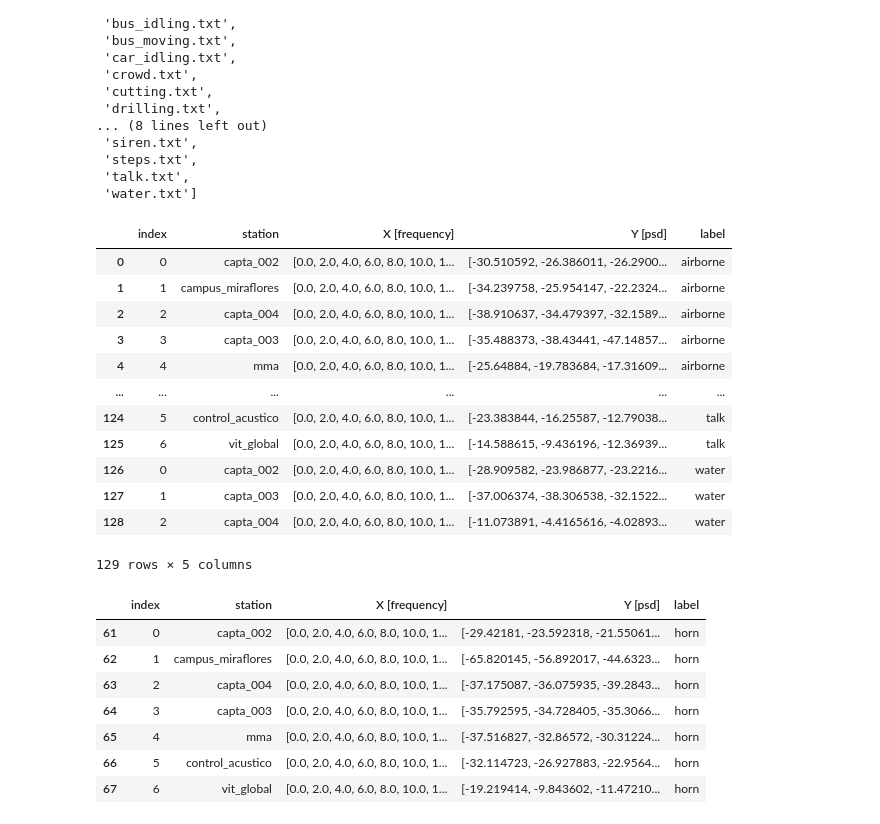
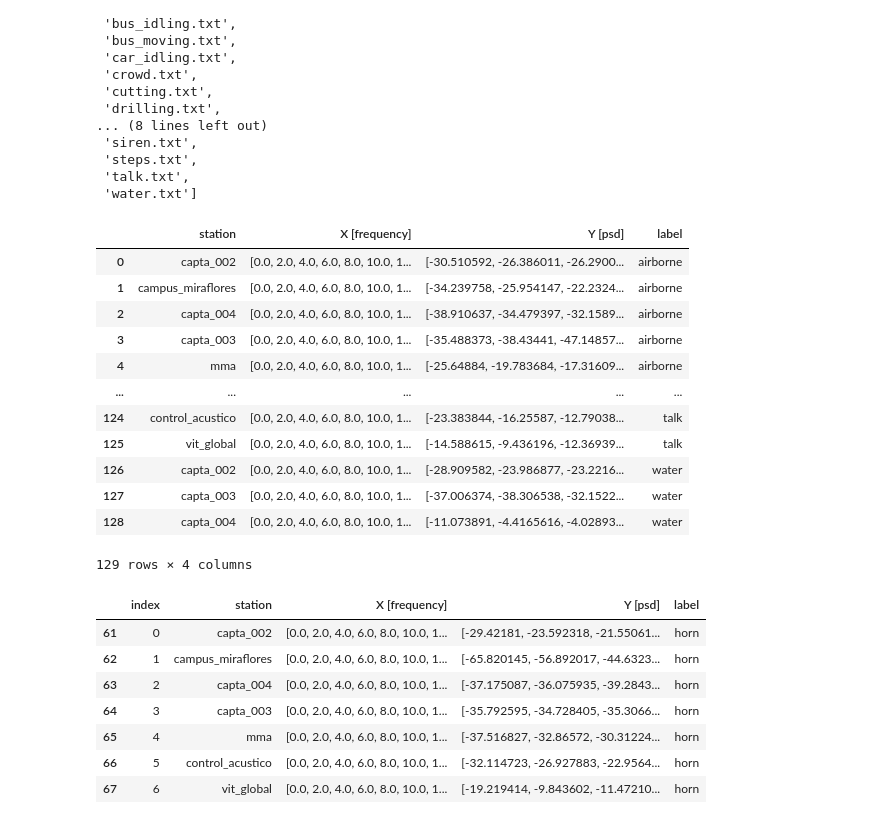
Before and after one commit to JoaquinRMorales/fusa_noise, a Jupyter notebook: Experiments.ipynb, the cells around one changed output. Saved outputs shown, nothing was run; the diff lists cells and outputs as text; code cells hidden in the pictures.

```diff
--- a/Experiments.ipynb
+++ b/Experiments.ipynb
@@ -37,39 +37,41 @@ plotters
 # %%
 datas = []
 for t in plotters:
     with open(os.getcwd()+'/Data/plotdata/' + t, "rb") as f:
         datas.append(pickle.load(f))
 
 df = pd.DataFrame(columns = ['station', 'X [frequency]', 'Y [psd]', 'label' ])
 
 for i in range(len(datas)):
     df = df.append(datas[i])
 
 df = df.reset_index()
 
 for i in range(len(df)):
 
     if (df.at[i, 'station'] == 'vit_global'):
 
         df.at[i, 'Y [psd]'] = np.mean(df.at[i, 'Y [psd]'], axis = 1)
 
     df.at[i, 'Y [psd]'] = df.at[i, 'Y [psd]'].flatten()
 
+df.pop('index')
+
 df
 # %% [output]
-|  | index | station | X [frequency] | Y [psd] | label |
-| 0 | 0 | capta_002 | [0.0, 2.0, 4.0, 6.0, 8.0, 10.0, 1... | [-30.510592, -26.386011, -26.2900... | airborne |
-| 1 | 1 | campus_miraflores | [0.0, 2.0, 4.0, 6.0, 8.0, 10.0, 1... | [-34.239758, -25.954147, -22.2324... | airborne |
-| 2 | 2 | capta_004 | [0.0, 2.0, 4.0, 6.0, 8.0, 10.0, 1... | [-38.910637, -34.479397, -32.1589... | airborne |
-| 3 | 3 | capta_003 | [0.0, 2.0, 4.0, 6.0, 8.0, 10.0, 1... | [-35.488373, -38.43441, -47.14857... | airborne |
-| 4 | 4 | mma | [0.0, 2.0, 4.0, 6.0, 8.0, 10.0, 1... | [-25.64884, -19.783684, -17.31609... | airborne |
-| ... | ... | ... | ... | ... | ... |
-| 124 | 5 | control_acustico | [0.0, 2.0, 4.0, 6.0, 8.0, 10.0, 1... | [-23.383844, -16.25587, -12.79038... | talk |
-| 125 | 6 | vit_global | [0.0, 2.0, 4.0, 6.0, 8.0, 10.0, 1... | [-14.588615, -9.436196, -12.36939... | talk |
-| 126 | 0 | capta_002 | [0.0, 2.0, 4.0, 6.0, 8.0, 10.0, 1... | [-28.909582, -23.986877, -23.2216... | water |
-| 127 | 1 | capta_003 | [0.0, 2.0, 4.0, 6.0, 8.0, 10.0, 1... | [-37.006374, -38.306538, -32.1522... | water |
-| 128 | 2 | capta_004 | [0.0, 2.0, 4.0, 6.0, 8.0, 10.0, 1... | [-11.073891, -4.4165616, -4.02893... | water |
+|  | station | X [frequency] | Y [psd] | label |
+| 0 | capta_002 | [0.0, 2.0, 4.0, 6.0, 8.0, 10.0, 1... | [-30.510592, -26.386011, -26.2900... | airborne |
+| 1 | campus_miraflores | [0.0, 2.0, 4.0, 6.0, 8.0, 10.0, 1... | [-34.239758, -25.954147, -22.2324... | airborne |
+| 2 | capta_004 | [0.0, 2.0, 4.0, 6.0, 8.0, 10.0, 1... | [-38.910637, -34.479397, -32.1589... | airborne |
+| 3 | capta_003 | [0.0, 2.0, 4.0, 6.0, 8.0, 10.0, 1... | [-35.488373, -38.43441, -47.14857... | airborne |
+| 4 | mma | [0.0, 2.0, 4.0, 6.0, 8.0, 10.0, 1... | [-25.64884, -19.783684, -17.31609... | airborne |
+| ... | ... | ... | ... | ... |
+| 124 | control_acustico | [0.0, 2.0, 4.0, 6.0, 8.0, 10.0, 1... | [-23.383844, -16.25587, -12.79038... | talk |
+| 125 | vit_global | [0.0, 2.0, 4.0, 6.0, 8.0, 10.0, 1... | [-14.588615, -9.436196, -12.36939... | talk |
+| 126 | capta_002 | [0.0, 2.0, 4.0, 6.0, 8.0, 10.0, 1... | [-28.909582, -23.986877, -23.2216... | water |
+| 127 | capta_003 | [0.0, 2.0, 4.0, 6.0, 8.0, 10.0, 1... | [-37.006374, -38.306538, -32.1522... | water |
+| 128 | capta_004 | [0.0, 2.0, 4.0, 6.0, 8.0, 10.0, 1... | [-11.073891, -4.4165616, -4.02893... | water |
-129 rows × 5 columns
+129 rows × 4 columns
 # %%
 df.loc[df['label'] == 'horn']
 # %% [output]
```
Also changed, not shown: parts of 14 cells of this notebook, 3 other files.
